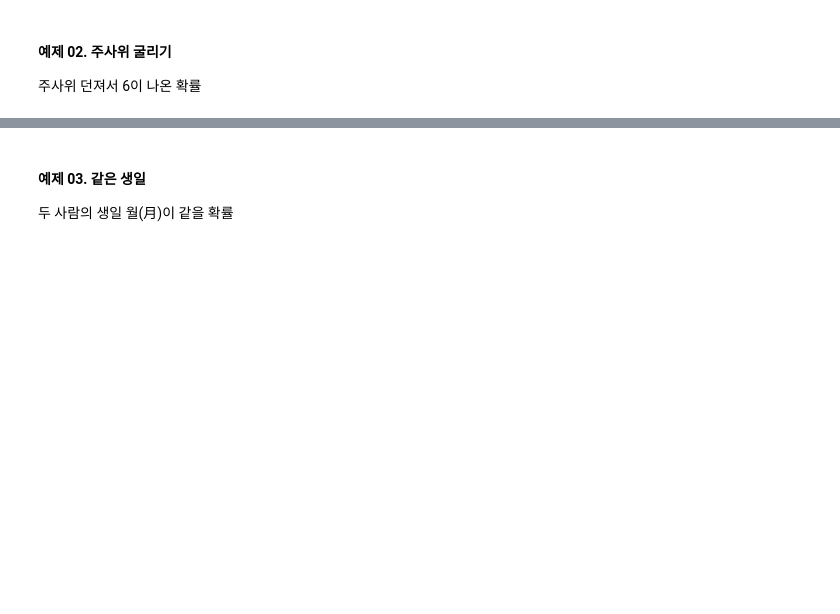
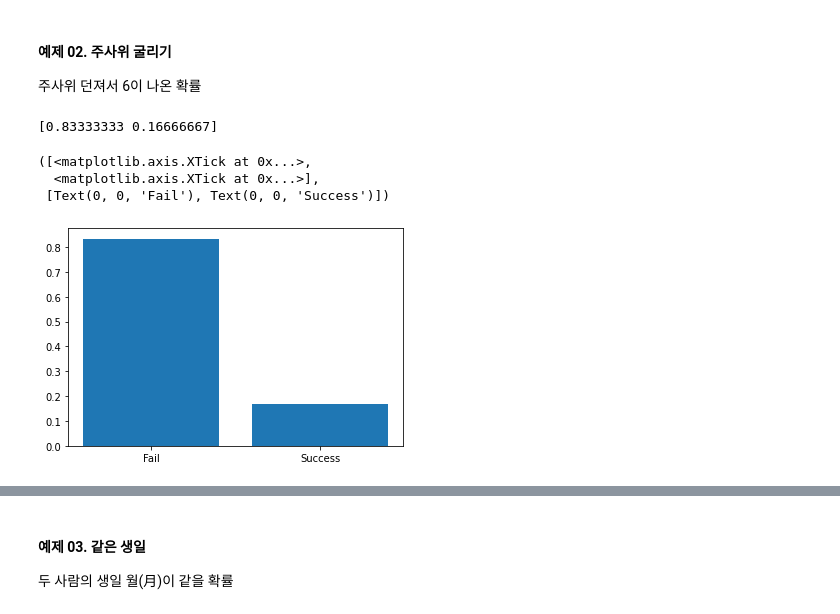
Before and after one commit to LeeHuiJong/DataAnalysis_ML, a Jupyter notebook: ch03_02_여러가지_확률분포.ipynb, the cells around one changed output, grey strips where cells are left out. Drawn from its saved outputs; the diff is of its cells as text; code cells hidden in the pictures; blank space fills up the shorter version.

```diff
--- a/ch03_02_여러가지_확률분포.ipynb
+++ b/ch03_02_여러가지_확률분포.ipynb
@@ -347,3 +366,21 @@ rv = sp.stats.bernoulli(mu)
 #### **예제 02. 주사위 굴리기**
 
 주사위 던져서 6이 나온 확률
+# %%
+# 확률 분포 그리고, 누적확률 분포 그리기
+# 6이 나올 확률
+mu = 1/6
+x = [0,1]
+label = ['Fail', 'Success']
+bern = sp.stats.bernoulli(mu)
+# 확률 함수
+P = bern.pmf([0, 1])
+print(P)
+plt.bar(x, P)
+plt.xticks(x, labels=label)
+# %% [output]
+[0.83333333 0.16666667]
+([<matplotlib.axis.XTick at 0x...>,
+  <matplotlib.axis.XTick at 0x...>],
+ [Text(0, 0, 'Fail'), Text(0, 0, 'Success')])
+[figure, added]
```
Also changed, not shown: parts of 35 cells of this notebook.
